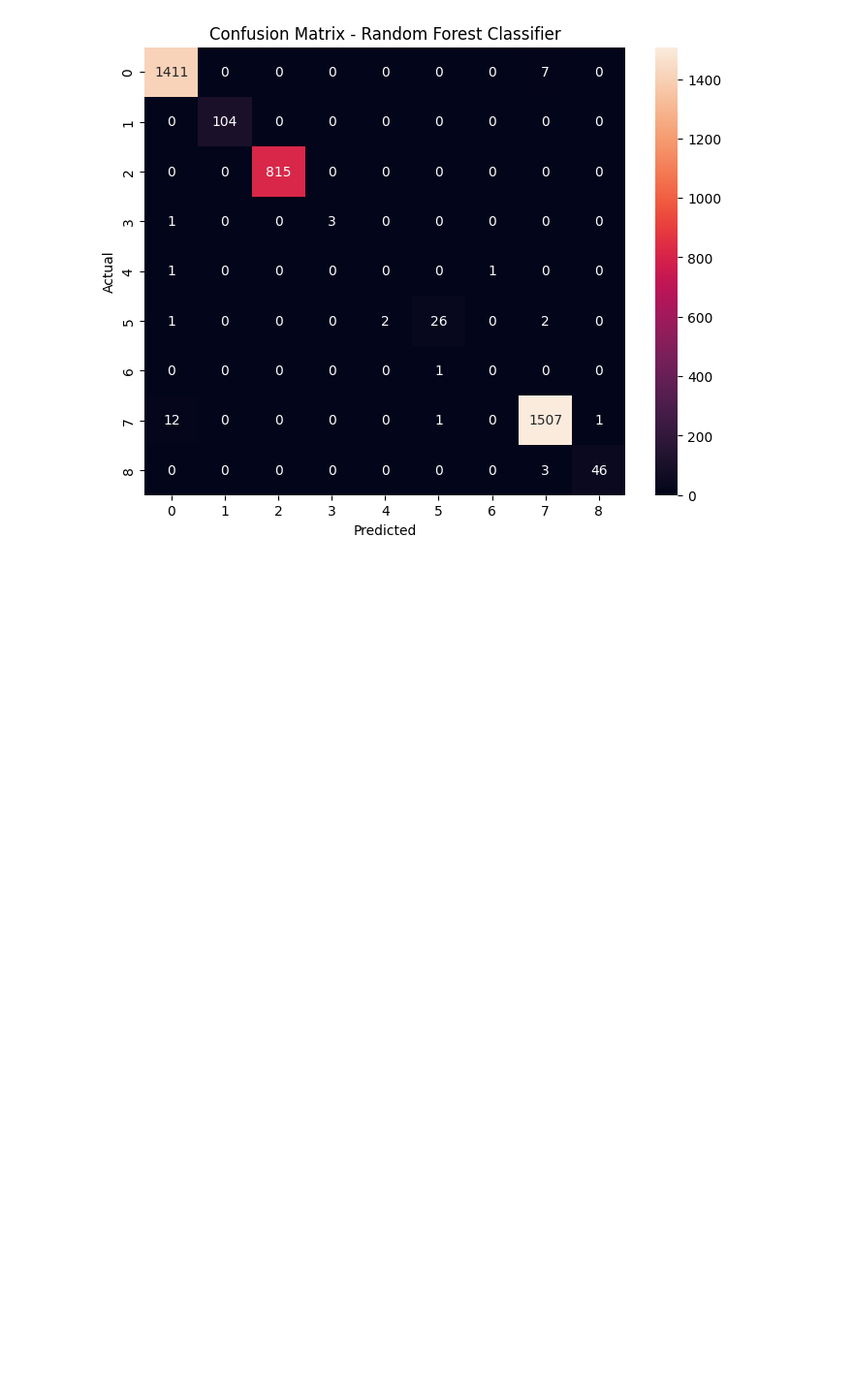
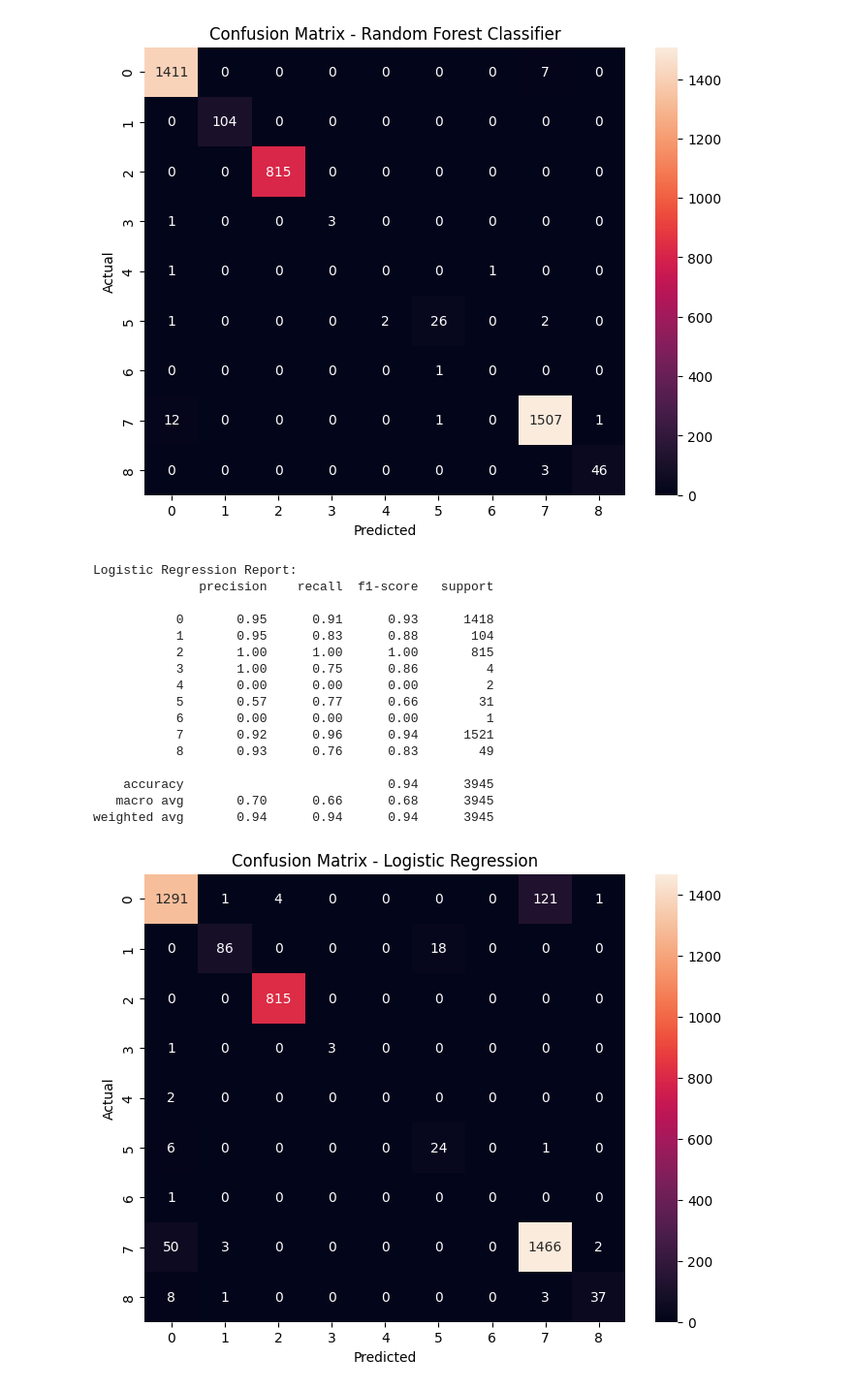
Before and after one commit to EfeDogan/Classification_and_Clustering_on_NetworkIDS_Dataset, a Jupyter notebook: assignment_4.ipynb, the cells around one changed output. Shown at 97% size. Drawn from its saved outputs; the diff is of its cells as text; code cells hidden in the pictures; blank space fills up the shorter version.

Commit message:
clustering algorithms and visualizations

```diff
--- a/assignment_4.ipynb
+++ b/assignment_4.ipynb
@@ -306,3 +314,37 @@ Random Forest Classifier Report:
 weighted avg       0.99      0.99      0.99      3945
 [figure]
 [figure]
+# %%
+# Logistic Regression
+lr = LogisticRegression(max_iter=1000)
+lr.fit(X_train, y_train)
+y_pred_lr = lr.predict(X_test)
+print("Logistic Regression Report:")
+print(classification_report(y_test, y_pred_lr, zero_division=0))
+
+# Confusion Matrix for Logistic Regression
+cm_lr = confusion_matrix(y_test, y_pred_lr)
+plt.figure(figsize=(8,6))
+sns.heatmap(cm_lr, annot=True, fmt='d')
+plt.title('Confusion Matrix - Logistic Regression')
+plt.xlabel('Predicted')
+plt.ylabel('Actual')
+plt.show()
+# %% [output]
+Logistic Regression Report:
+              precision    recall  f1-score   support
+
+           0       0.95      0.91      0.93      1418
+           1       0.95      0.83      0.88       104
+           2       1.00      1.00      1.00       815
+           3       1.00      0.75      0.86         4
+           4       0.00      0.00      0.00         2
+           5       0.57      0.77      0.66        31
+           6       0.00      0.00      0.00         1
+           7       0.92      0.96      0.94      1521
+           8       0.93      0.76      0.83        49
+
+    accuracy                           0.94      3945
+   macro avg       0.70      0.66      0.68      3945
+weighted avg       0.94      0.94      0.94      3945
+[figure, added]
```
Also changed, not shown: parts of 15 cells of this notebook, 1 other file.
